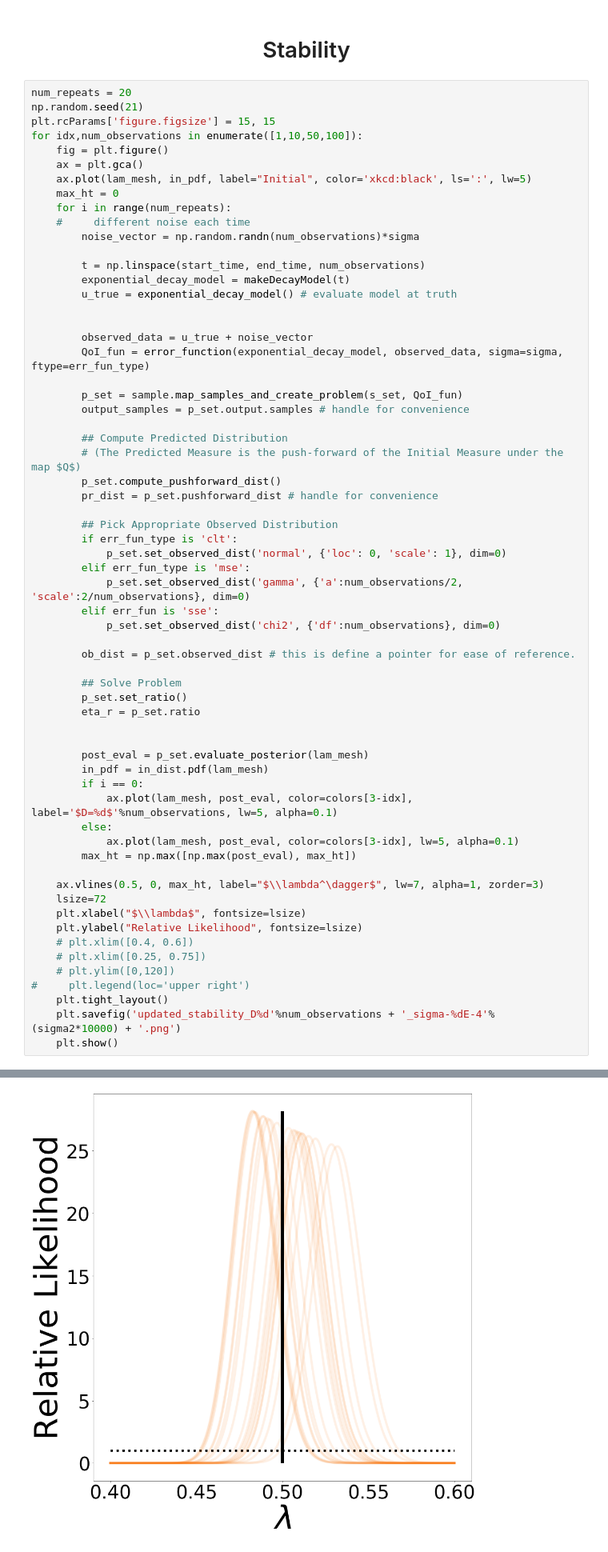
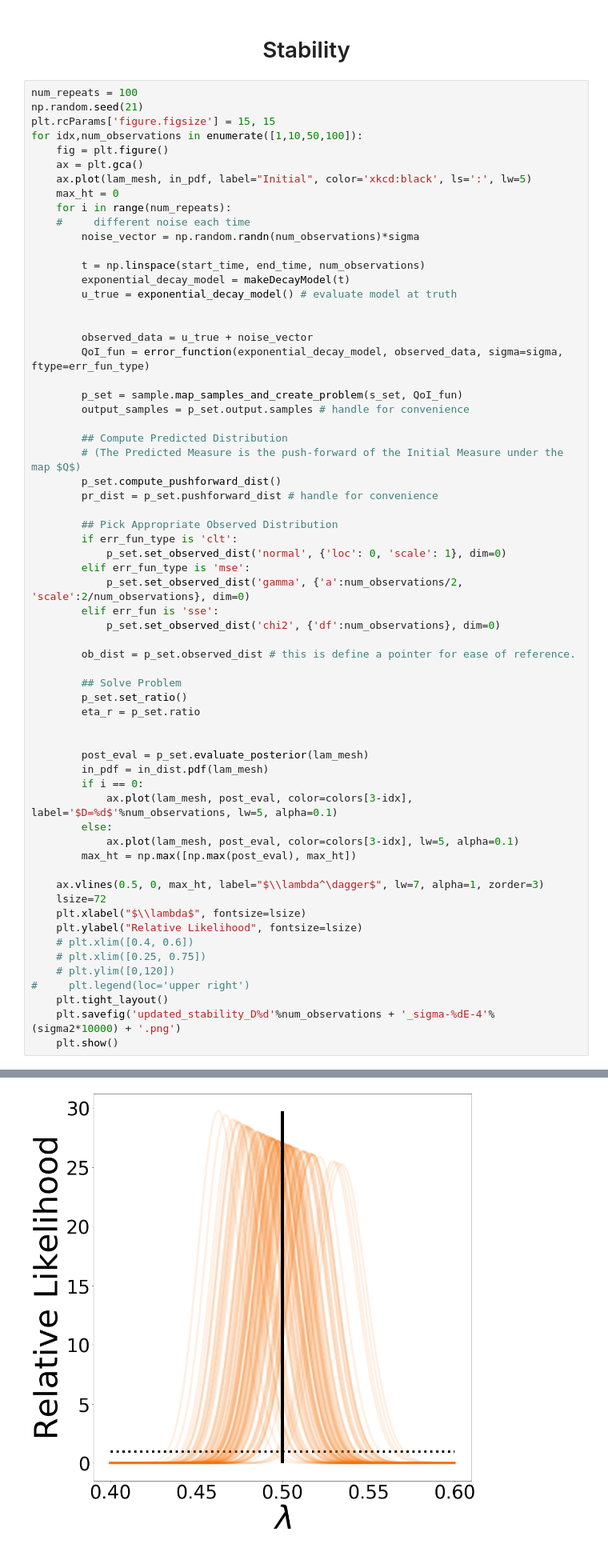
Before and after one commit to mathematicalmichael/jsm19, a Jupyter notebook: SIAM_CSE19_Poster.ipynb, the cells around one changed output, grey strips where cells are left out. Shown at 80% size. Drawn from its saved outputs; the diff is of its cells as text.

```diff
--- a/SIAM_CSE19_Poster.ipynb
+++ b/SIAM_CSE19_Poster.ipynb
@@ -252,7 +252,7 @@ plt.show()
 # %% [markdown]
 # <center> Stability
 # %%
-num_repeats = 20
+num_repeats = 100
 np.random.seed(21)
 plt.rcParams['figure.figsize'] = 15, 15
 for idx,num_observations in enumerate([1,10,50,100]):
@@ -320 +320 @@ for idx,num_observations in enumerate([1,10,50,100]):
-[figure, old version]
+[figure, new version]
```
Also changed, not shown: parts of 3 cells of this notebook.
